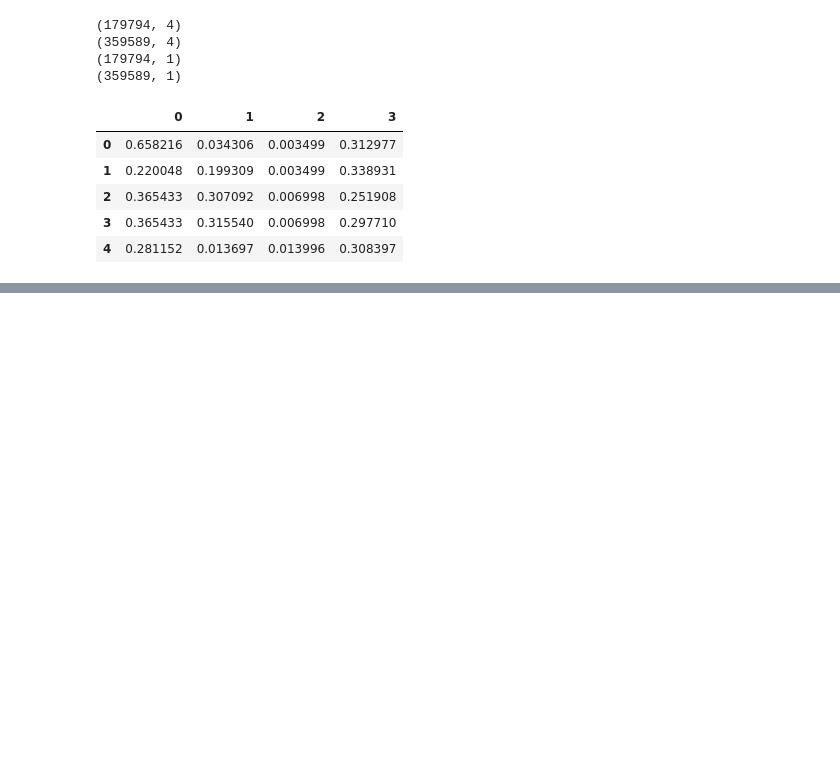
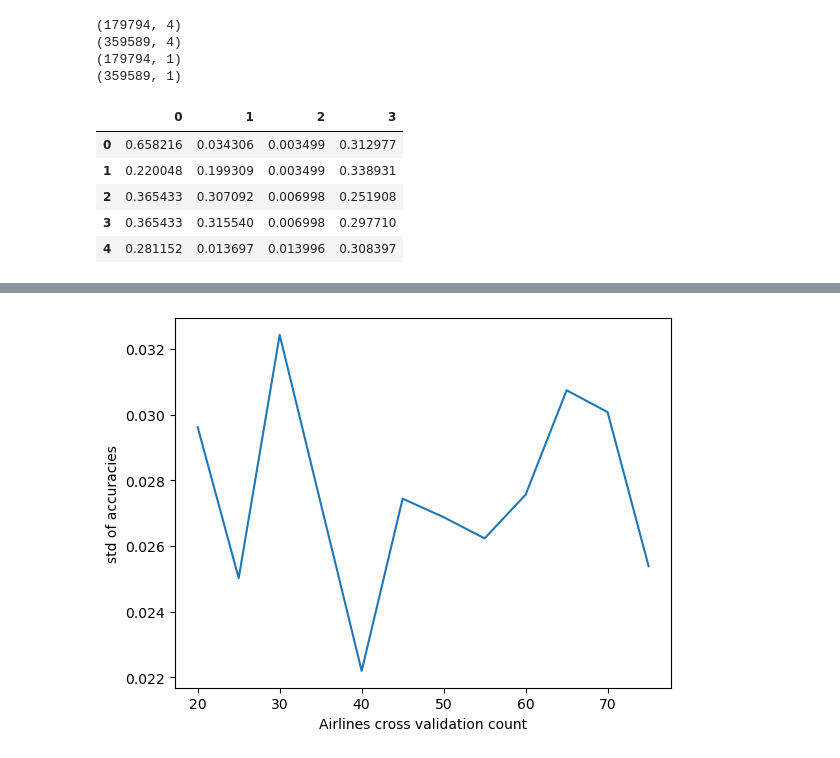
Before and after one commit to konstaka/drift-definitions, a Jupyter notebook: Airlines_target.ipynb, the cells around one changed output, grey strips where cells are left out. Cells and saved outputs as stored; diff of their text form; code cells hidden in the pictures; blank space fills up the shorter version.

```diff
--- a/Airlines_target.ipynb
+++ b/Airlines_target.ipynb
@@ -136,3 +181,13 @@ std: 0.029020906171274573
+# %%
+stds_plot = []
+for n in range(20, 80, 5):
+    stds_plot.append(stds[n])
+plt.plot(range(20, 80, 5), stds_plot)
+plt.xlabel("Airlines cross validation count")
+plt.ylabel("std of accuracies")
+plt.show()
+# %% [output]
+[figure, added]
 # %%
 X_test_batches = []
 y_test_batches = []
```
Also changed, not shown: parts of 3 cells of this notebook, 3 other files.
